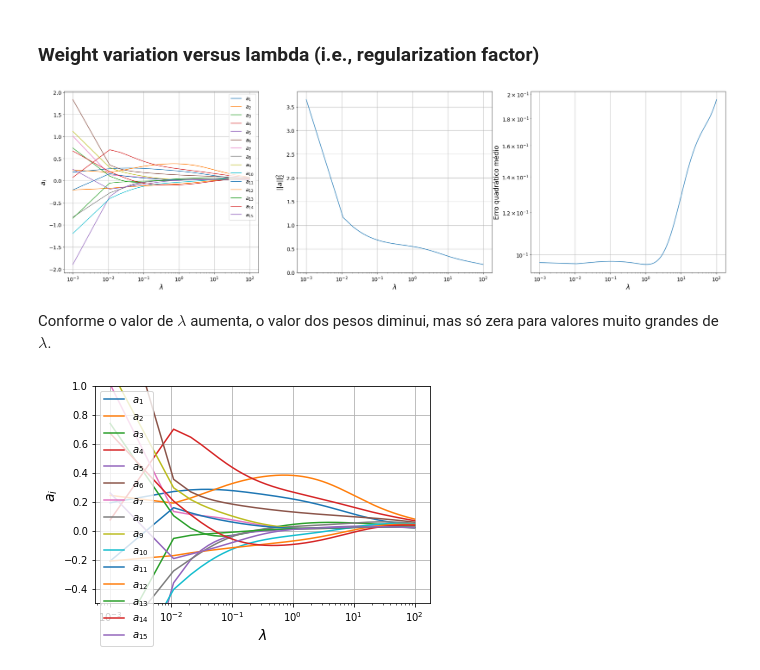
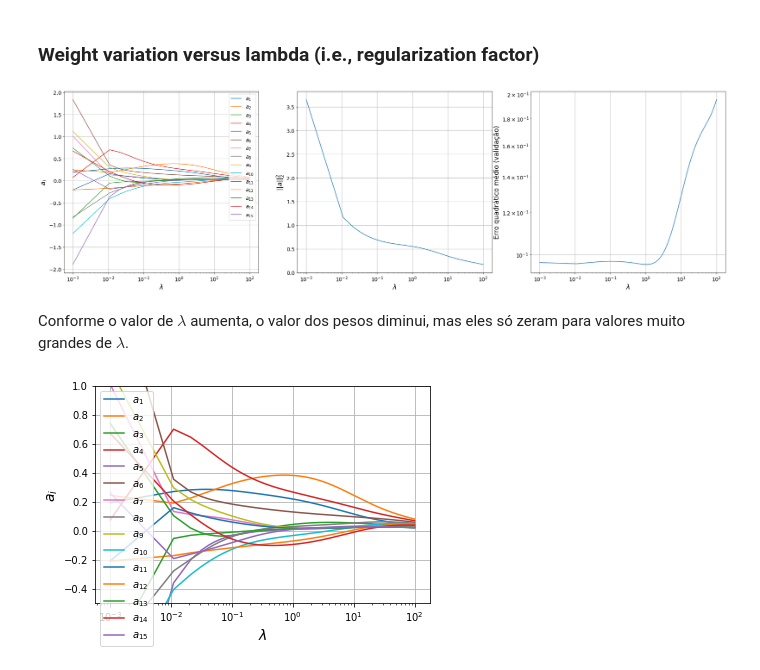
Before and after one commit to zz4fap/tp555-ml, a Jupyter notebook: exemplos/non-linear-regression/regularization/example_ridge_regression.ipynb, the cells around one changed output. Saved outputs shown, nothing was run; the diff lists cells and outputs as text; code cells hidden in the pictures.

```diff
--- a/exemplos/non-linear-regression/regularization/example_ridge_regression.ipynb
+++ b/exemplos/non-linear-regression/regularization/example_ridge_regression.ipynb
@@ -173,37 +179,37 @@ for i in range(0,model_order):
 ax.tick_params(axis = 'both', which = 'both', labelsize = 14)
 plt.xscale('log')
 plt.xlabel('$\lambda$', fontsize=18)
 plt.ylabel('$a_i$', fontsize=18)
 plt.legend(loc='upper right', fontsize=14)
 plt.grid()
 
 # Plot norm.
 ax = plt.subplot(1, 3, 2)
 plt.plot(lambdas, norm_hist[0,:])
 ax.tick_params(axis = 'both', which = 'both', labelsize = 14)
 plt.xscale('log')
 plt.xlabel('$\lambda$', fontsize=18)
 plt.ylabel('$||a||_2^2$', fontsize=18)
 plt.grid()
 
 # Plot error.
 ax = plt.subplot(1, 3, 3)
 plt.plot(lambdas, error_test)
 ax.tick_params(axis = 'both', which = 'both', labelsize = 14)
 plt.xscale('log')
 plt.yscale('log')
 plt.xlabel('$\lambda$', fontsize=18)
-plt.ylabel('Erro quadrático médio', fontsize=18)
+plt.ylabel('Erro quadrático médio (validação)', fontsize=18)
 plt.grid()
 
 #Show the plot.
 plt.show()
 
 ax.tick_params(reset=True)
 # %% [output]
-[figure, old version]
+[figure, new version]
 # %% [markdown]
-Conforme o valor de $\lambda$ aumenta, o valor dos pesos diminui, mas só zera para valores muito grandes de $\lambda$.
+Conforme o valor de $\lambda$ aumenta, o valor dos pesos diminui, mas eles só zeram para valores muito grandes de $\lambda$.
 # %%
 # Plot weight.
 for i in range(0,model_order):
```
Also changed, not shown: parts of 3 cells of this notebook, 9 other files.
